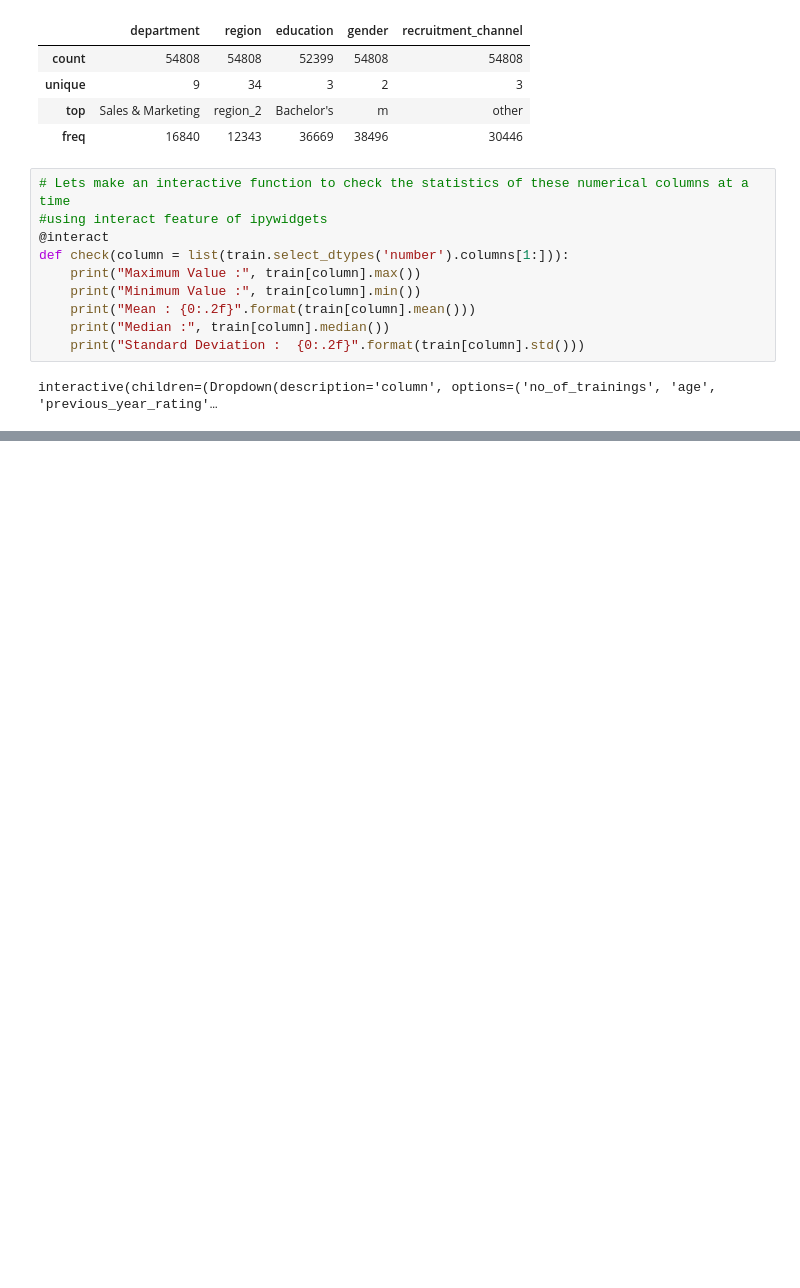
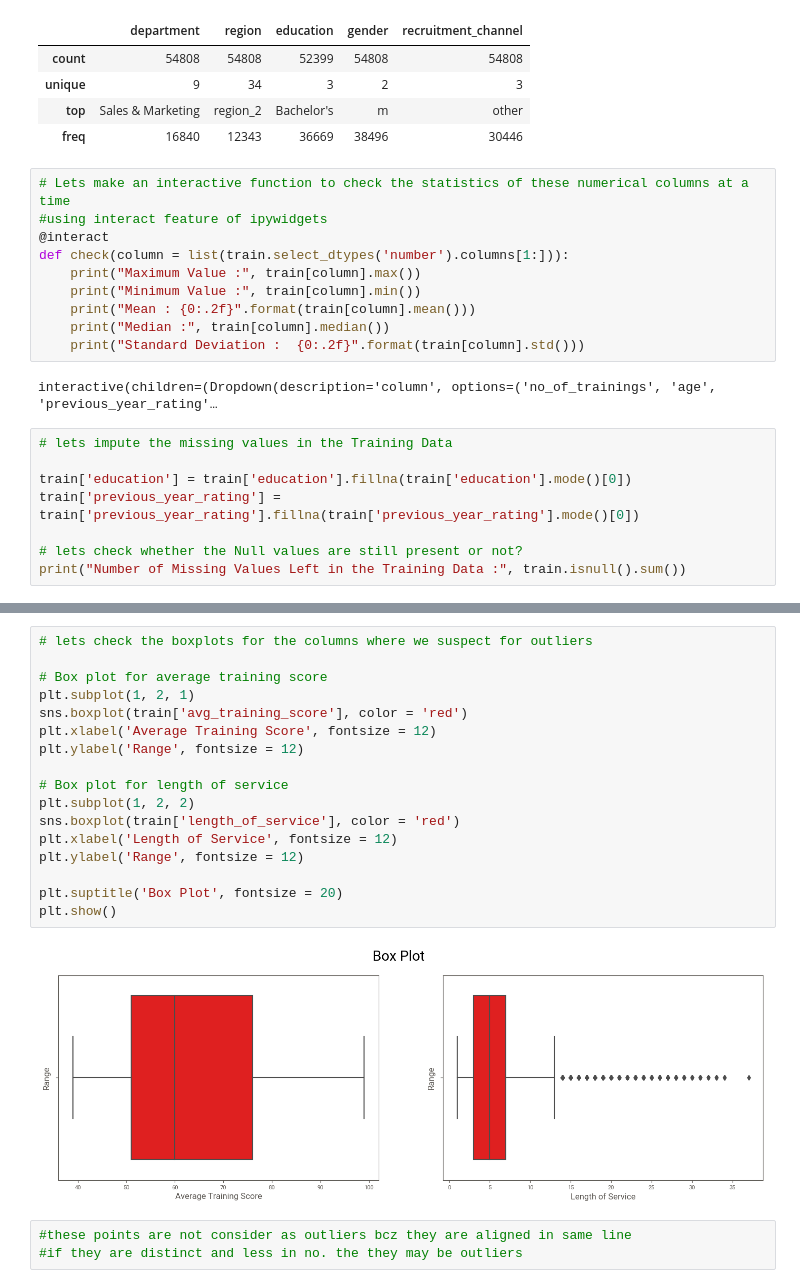
Before and after one commit to prakash079/Employee-Promotion-Predictor, a Jupyter notebook: employee_promotion_predictor.ipynb, the cells around one changed output, grey strips where cells are left out. Drawn from its saved outputs; the diff is of its cells as text; blank space fills up the shorter version.

```diff
--- a/employee_promotion_predictor.ipynb
+++ b/employee_promotion_predictor.ipynb
@@ -139,3 +138,11 @@ def check(column = list(train.select_dtypes('number').columns[1:])):
     print("Standard Deviation :  {0:.2f}".format(train[column].std()))
 # %% [output]
 interactive(children=(Dropdown(description='column', options=('no_of_trainings', 'age', 'previous_year_rating'…
+# %%
+# lets impute the missing values in the Training Data
+
+train['education'] = train['education'].fillna(train['education'].mode()[0])
+train['previous_year_rating'] = train['previous_year_rating'].fillna(train['previous_year_rating'].mode()[0])
+
+# lets check whether the Null values are still present or not?
+print("Number of Missing Values Left in the Training Data :", train.isnull().sum())
@@ -141,0 +186,22 @@ interactive(children=(Dropdown(description='column', options=('no_of_trainings',
+# %%
+# lets check the boxplots for the columns where we suspect for outliers
+
+# Box plot for average training score
+plt.subplot(1, 2, 1)
+sns.boxplot(train['avg_training_score'], color = 'red')
+plt.xlabel('Average Training Score', fontsize = 12)
+plt.ylabel('Range', fontsize = 12)
+
+# Box plot for length of service
+plt.subplot(1, 2, 2)
+sns.boxplot(train['length_of_service'], color = 'red')
+plt.xlabel('Length of Service', fontsize = 12)
+plt.ylabel('Range', fontsize = 12)
+
+plt.suptitle('Box Plot', fontsize = 20)
+plt.show()
+# %% [output]
+[figure, added]
+# %%
+#these points are not consider as outliers bcz they are aligned in same line
+#if they are distinct and less in no. the they may be outliers
```
Also changed, not shown: parts of 9 cells of this notebook, 1 other file.
